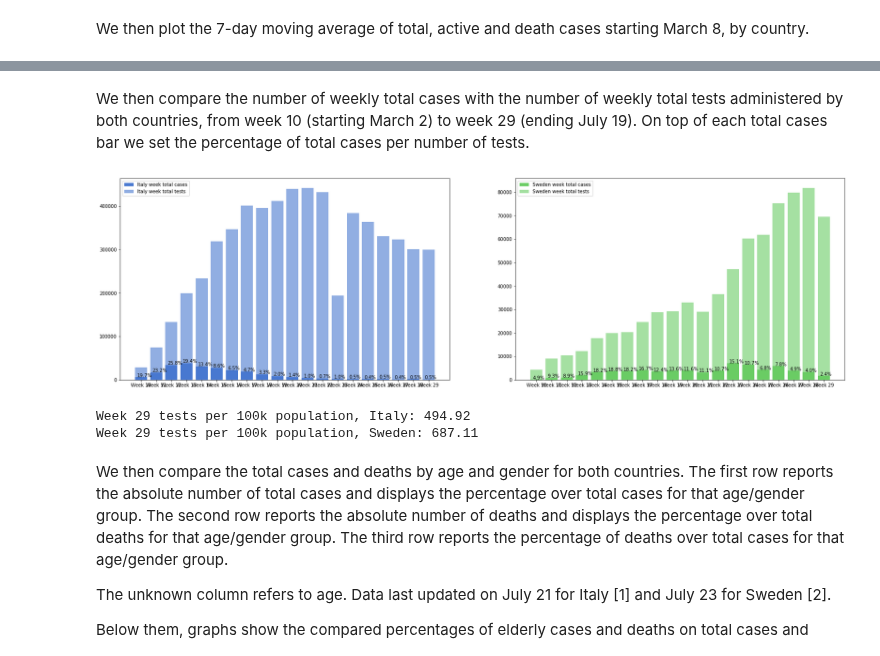
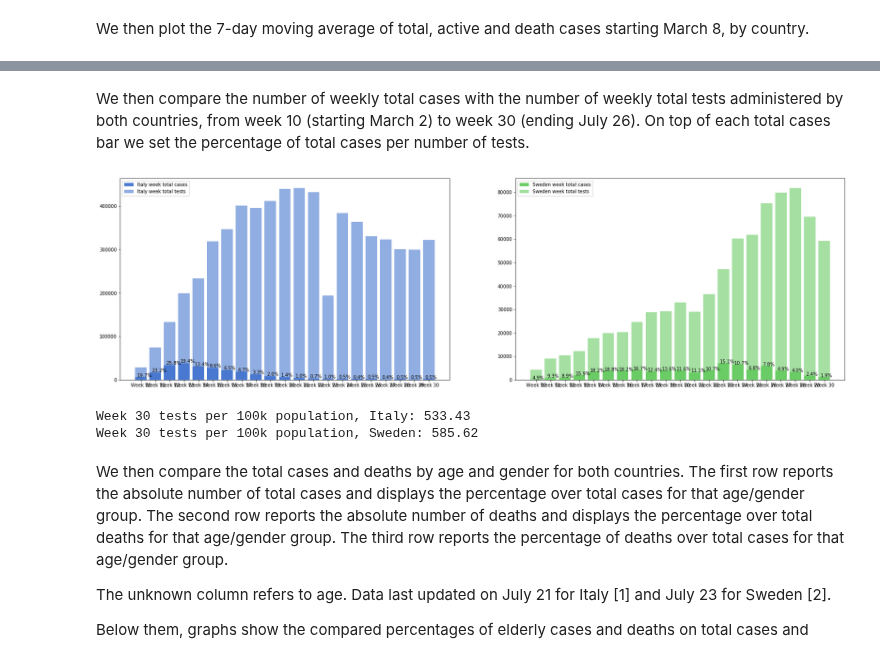
Before and after one commit to eera-l/Covid19-Sweden-Overview, a Jupyter notebook: c19-it-swe.ipynb, the cells around one changed output, grey strips where cells are left out. Drawn from its saved outputs; the diff is of its cells as text; code cells hidden in the pictures.

Commit message:
added data for july 28

```diff
--- a/c19-it-swe.ipynb
+++ b/c19-it-swe.ipynb
@@ -509,5 +509,5 @@ plt.show()
 # %% [markdown]
-We then compare the number of weekly total cases with the number of weekly total tests administered by both countries, from week 10 (starting March 2) to week 29 (ending July 19). On top of each total cases bar we set the percentage of total cases per number of tests.
+We then compare the number of weekly total cases with the number of weekly total tests administered by both countries, from week 10 (starting March 2) to week 30 (ending July 26). On top of each total cases bar we set the percentage of total cases per number of tests.
 # %%
 import numpy as np
 import matplotlib.pyplot as plt
@@ -518,7 +518,7 @@ swe_total_week = {'Week 10': 211, 'Week 11': 838, 'Week 12': 921,
                   'Week 19': 3969, 'Week 20': 3813, 'Week 21': 3206,
                   'Week 22': 3919, 'Week 23': 7109, 'Week 24': 6450,
                   'Week 25': 4236, 'Week 26': 5861, 'Week 27': 3885,
-                  'Week 28': 3284, 'Week 29': 1677}
+                  'Week 28': 3284, 'Week 29': 1677, 'Week 30': 1119}
 
 swe_tests_week = {'Week 10': 4300, 'Week 11': 9000, 'Week 12': 10400,
                   'Week 13': 12300, 'Week 14': 17800, 'Week 15': 19900,
@@ -526,7 +526,7 @@ swe_tests_week = {'Week 10': 4300, 'Week 11': 9000, 'Week 12': 10400,
                   'Week 19': 29129, 'Week 20': 33003, 'Week 21': 28986,
                   'Week 22': 36466, 'Week 23': 47080, 'Week 24': 60296,
                   'Week 25': 61842, 'Week 26': 75151, 'Week 27': 79811,
-                  'Week 28': 81801, 'Week 29': 69393}
+                  'Week 28': 81801, 'Week 29': 69393, 'Week 30': 59143}
 
 it_total_week = {'Week 10': 5681, 'Week 11': 17372, 'Week 12': 34390,
                  'Week 13': 38552, 'Week 14': 31259, 'Week 15': 27415,
@@ -534,7 +534,7 @@ it_total_week = {'Week 10': 5681, 'Week 11': 17372, 'Week 12': 34390,
                  'Week 19': 8353, 'Week 20': 6365, 'Week 21': 4423,
                  'Week 22': 3139, 'Week 23': 1979, 'Week 24': 1991,
                  'Week 25': 1510, 'Week 26': 1811, 'Week 27': 1301,
-                 'Week 28': 1450, 'Week 29': 1373}
+                 'Week 28': 1450, 'Week 29': 1373, 'Week 30': 1684}
 
 it_tests_week = {'Week 10': 28810, 'Week 11': 74962, 'Week 12': 133503,
                 'Week 13': 199128, 'Week 14': 233931, 'Week 15': 318732,
@@ -542,42 +542,42 @@ it_tests_week = {'Week 10': 28810, 'Week 11': 74962, 'Week 12': 133503,
                 'Week 19': 412140, 'Week 20': 439048, 'Week 21': 442052,
                 'Week 22': 431727, 'Week 23': 193567, 'Week 24': 384183,
                 'Week 25': 363652, 'Week 26': 330249, 'Week 27': 323669,
-                'Week 28': 300523, 'Week 29': 299238}
+                'Week 28': 300523, 'Week 29': 299238, 'Week 30': 322523}
 
 it_w_percent = []
 for k, v in it_total_week.items():
   it_w_percent.append((v / it_tests_week[k]) * 100)
 
 swe_w_percent = []
 for k, v in swe_total_week.items():
   swe_w_percent.append((v / swe_tests_week[k]) * 100)
 
 
 fig = plt.figure()
 ax1 = fig.add_subplot(121)
 ax1.bar(it_total_week.keys(), it_total_week.values(), color='b', label='Italy week total cases')
 ax1.bar(it_tests_week.keys(), it_tests_week.values(), color='b', label='Italy week total tests', alpha= 0.6)
 for i, v in enumerate(it_w_percent):
     ax1.text(i - 0.25, list(it_total_week.values())[i] + 1000, '{:.1f}%'.format(v),  color='black')
 ax1.legend(loc="upper left")
 
 ax2 = fig.add_subplot(122)
 ax2.bar(swe_total_week.keys(), swe_total_week.values(), color='g', label='Sweden week total cases')
 ax2.bar(swe_tests_week.keys(), swe_tests_week.values(), color='g', label='Sweden week total tests', alpha= 0.6)
 for i, v in enumerate(swe_w_percent):
     ax2.text(i - 0.25, list(swe_total_week.values())[i] + 70, '{:.1f}%'.format(v),  color='black')
 ax2.legend(loc="upper left")
 
 fig.set_figheight(8)
 fig.set_figwidth(28)
 plt.show()
 
-print("Week 29 tests per 100k population, Italy: {0:.2f}".format((it_tests_week['Week 29'] / 60461826) * 100000))
-print("Week 29 tests per 100k population, Sweden: {0:.2f}".format((swe_tests_week['Week 29'] / 10099265) * 100000))
+print("Week 30 tests per 100k population, Italy: {0:.2f}".format((it_tests_week['Week 30'] / 60461826) * 100000))
+print("Week 30 tests per 100k population, Sweden: {0:.2f}".format((swe_tests_week['Week 30'] / 10099265) * 100000))
 # %% [output]
-[figure, old version]
+[figure, new version]
-Week 29 tests per 100k population, Italy: 494.92
-Week 29 tests per 100k population, Sweden: 687.11
+Week 30 tests per 100k population, Italy: 533.43
+Week 30 tests per 100k population, Sweden: 585.62
 # %% [markdown]
 We then compare the total cases and deaths by age and gender for both countries. The first row reports the absolute number of total cases and displays the percentage over total cases for that age/gender group.
 The second row reports the absolute number of deaths and displays the percentage over total deaths for that age/gender group.
```
Also changed, not shown: parts of 6 cells of this notebook, 1 other file.
